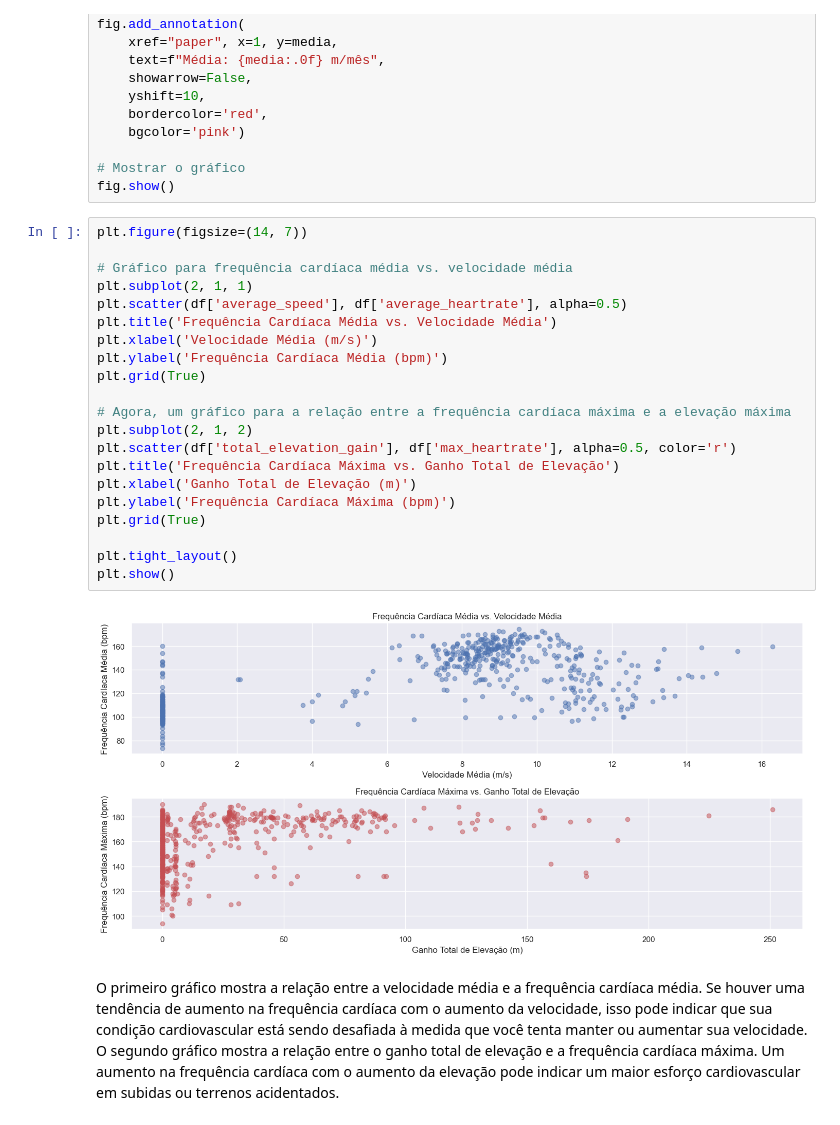
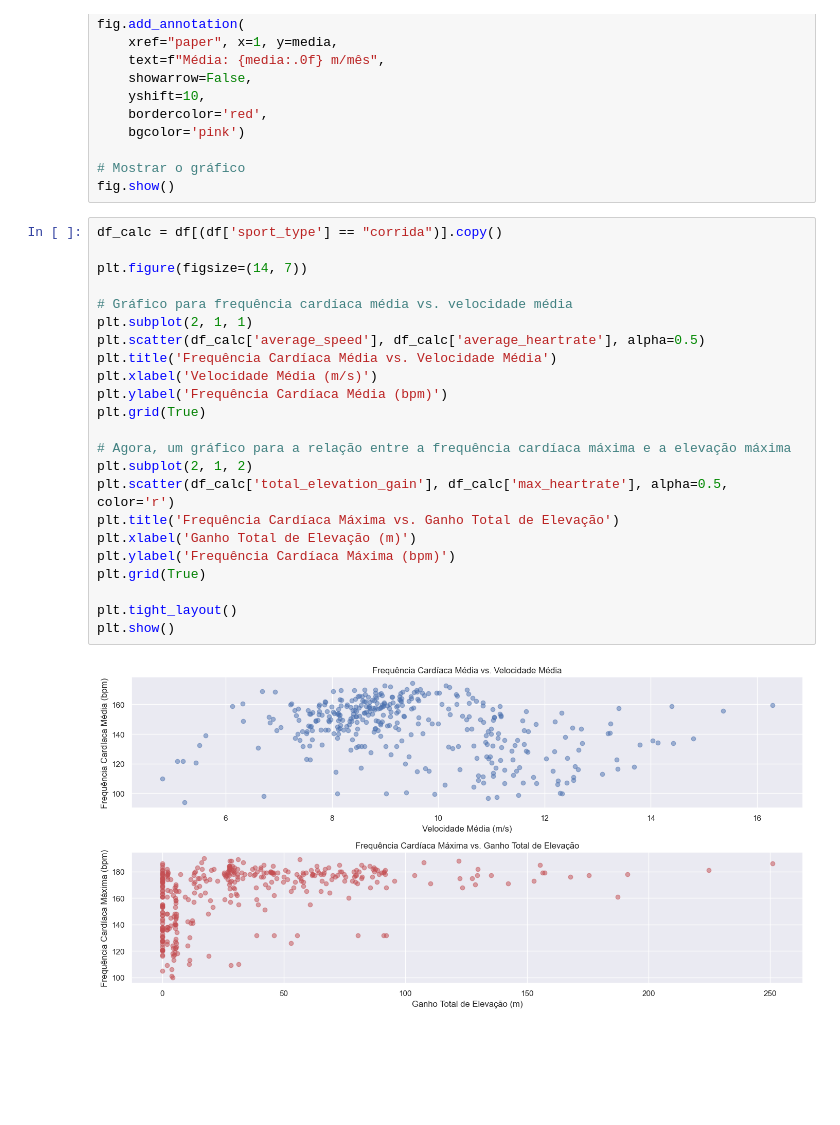
Before and after one commit to idarlenearaujo/PY_PB_Strava, a Jupyter notebook: notebooks/exploracao.ipynb, the cells around one changed output. Drawn from its saved outputs; the diff is of its cells as text; blank space fills up the shorter version.

```diff
--- a/notebooks/exploracao.ipynb
+++ b/notebooks/exploracao.ipynb
@@ -335,28 +326,27 @@ fig.add_annotation(
 # Mostrar o gráfico
 fig.show()
 # %%
+df_calc = df[(df['sport_type'] == "corrida")].copy()
+
 plt.figure(figsize=(14, 7))
 
 # Gráfico para frequência cardíaca média vs. velocidade média
 plt.subplot(2, 1, 1)
-plt.scatter(df['average_speed'], df['average_heartrate'], alpha=0.5)
+plt.scatter(df_calc['average_speed'], df_calc['average_heartrate'], alpha=0.5)
 plt.title('Frequência Cardíaca Média vs. Velocidade Média')
 plt.xlabel('Velocidade Média (m/s)')
 plt.ylabel('Frequência Cardíaca Média (bpm)')
 plt.grid(True)
 
 # Agora, um gráfico para a relação entre a frequência cardíaca máxima e a elevação máxima
 plt.subplot(2, 1, 2)
-plt.scatter(df['total_elevation_gain'], df['max_heartrate'], alpha=0.5, color='r')
+plt.scatter(df_calc['total_elevation_gain'], df_calc['max_heartrate'], alpha=0.5, color='r')
 plt.title('Frequência Cardíaca Máxima vs. Ganho Total de Elevação')
 plt.xlabel('Ganho Total de Elevação (m)')
 plt.ylabel('Frequência Cardíaca Máxima (bpm)')
 plt.grid(True)
 
 plt.tight_layout()
 plt.show()
 # %% [output]
-[figure, old version]
+[figure, new version]
-# %% [markdown]
-O primeiro gráfico mostra a relação entre a velocidade média e a frequência cardíaca média. Se houver uma tendência de aumento na frequência cardíaca com o aumento da velocidade, isso pode indicar que sua condição cardiovascular está sendo desafiada à medida que você tenta manter ou aumentar sua velocidade.
-O segundo gráfico mostra a relação entre o ganho total de elevação e a frequência cardíaca máxima. Um aumento na frequência cardíaca com o aumento da elevação pode indicar um maior esforço cardiovascular em subidas ou terrenos acidentados.
```
Also changed, not shown: parts of 10 cells of this notebook.
